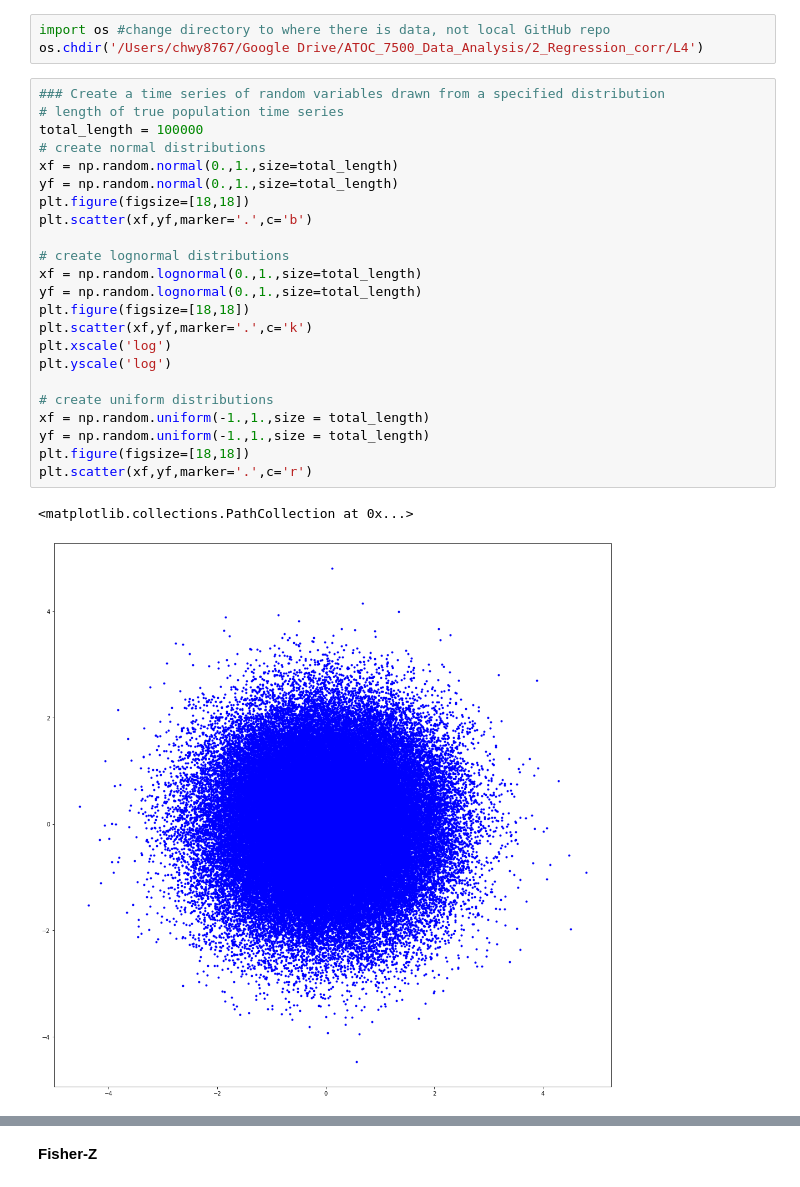
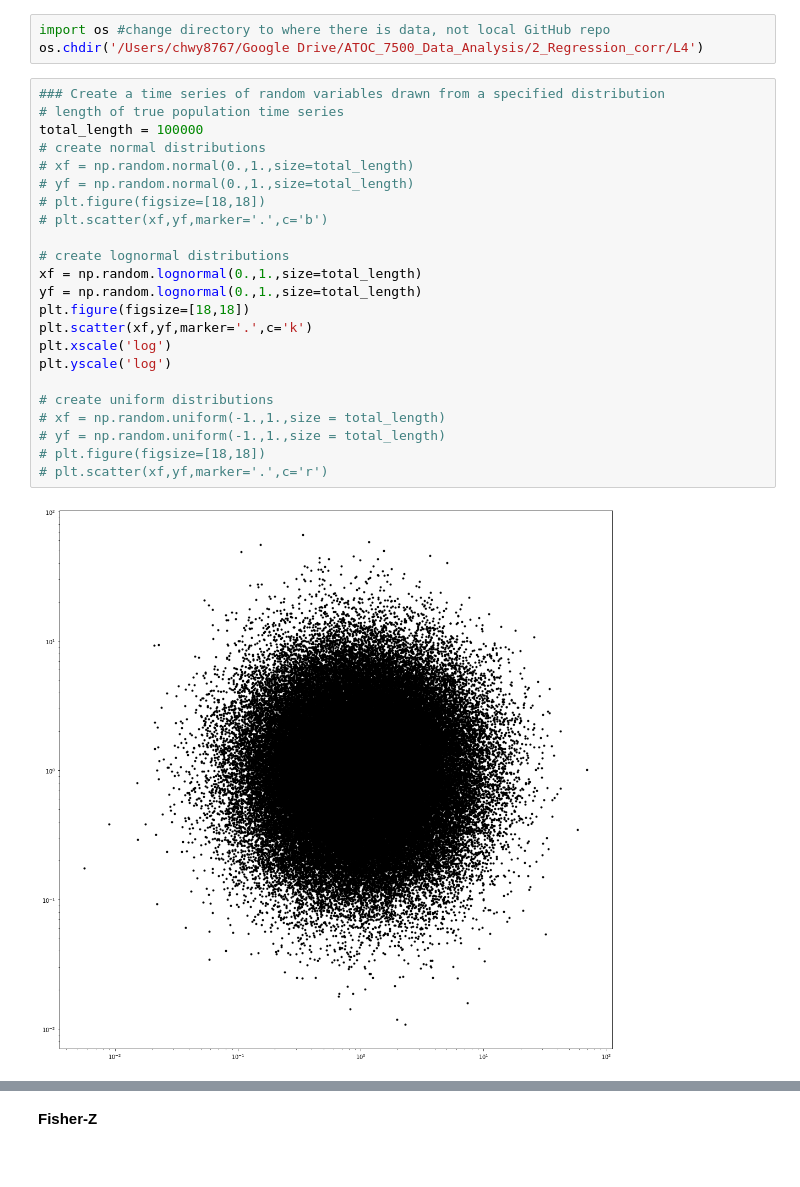
Before and after one commit to chrisrwp/ATOC_7500_Data_Analysis, a Jupyter notebook: Lecture_4/testing_normality_of_correlations.ipynb, the cells around one changed output, grey strips where cells are left out. Saved outputs shown, nothing was run; the diff lists cells and outputs as text.

```diff
--- a/Lecture_4/testing_normality_of_correlations.ipynb
+++ b/Lecture_4/testing_normality_of_correlations.ipynb
@@ -11,26 +11,25 @@ os.chdir('/Users/chwy8767/Google Drive/ATOC_7500_Data_Analysis/2_Regression_corr
 # %%
 ### Create a time series of random variables drawn from a specified distribution
 # length of true population time series
 total_length = 100000
 # create normal distributions
-xf = np.random.normal(0.,1.,size=total_length)
-yf = np.random.normal(0.,1.,size=total_length)
-plt.figure(figsize=[18,18])
-plt.scatter(xf,yf,marker='.',c='b')
+# xf = np.random.normal(0.,1.,size=total_length)
+# yf = np.random.normal(0.,1.,size=total_length)
+# plt.figure(figsize=[18,18])
+# plt.scatter(xf,yf,marker='.',c='b')
 
 # create lognormal distributions
 xf = np.random.lognormal(0.,1.,size=total_length)
 yf = np.random.lognormal(0.,1.,size=total_length)
 plt.figure(figsize=[18,18])
 plt.scatter(xf,yf,marker='.',c='k')
 plt.xscale('log')
 plt.yscale('log')
 
 # create uniform distributions
-xf = np.random.uniform(-1.,1.,size = total_length)
-yf = np.random.uniform(-1.,1.,size = total_length)
-plt.figure(figsize=[18,18])
-plt.scatter(xf,yf,marker='.',c='r')
+# xf = np.random.uniform(-1.,1.,size = total_length)
+# yf = np.random.uniform(-1.,1.,size = total_length)
+# plt.figure(figsize=[18,18])
+# plt.scatter(xf,yf,marker='.',c='r')
 # %% [output]
-<matplotlib.collections.PathCollection at 0x...>
-[figure, old version]
+[figure, new version]
```
Also changed, not shown: parts of 7 cells of this notebook, 9 other files.
